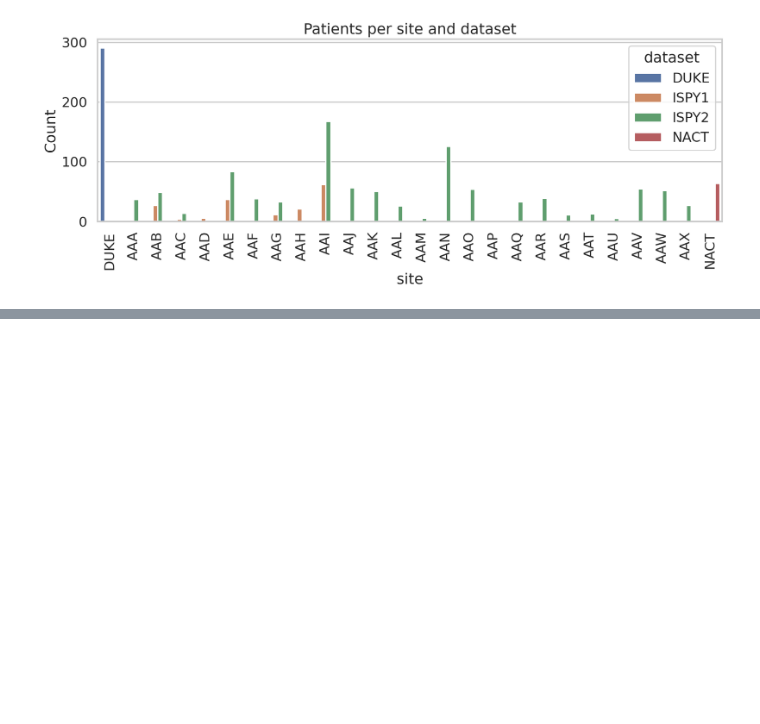
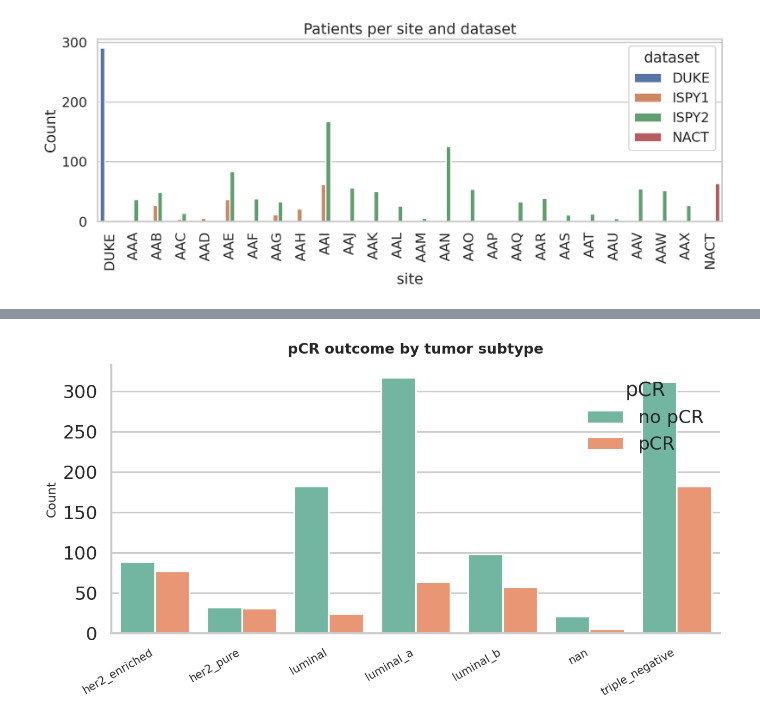
Before and after one commit to dsi-clinic/vanguard, a Jupyter notebook: Clinical and Imaging Exploration/exploration.ipynb, the cells around one changed output, grey strips where cells are left out. Drawn from its saved outputs; the diff is of its cells as text; code cells hidden in the pictures; blank space fills up the shorter version.

```diff
--- a/Clinical and Imaging Exploration/exploration.ipynb
+++ b/Clinical and Imaging Exploration/exploration.ipynb
@@ -317,0 +363,25 @@ plt.close(fig)
+# %%
+# Stacked Bar
+fig, ax = plt.subplots(figsize=(9, 5))
+sns.countplot(
+    data=pcr_df,
+    x="subtype",
+    hue="pcr_cat",
+    ax=ax,
+    palette="Set2",
+    order=sorted(pcr_df["subtype"].dropna().unique())
+)
+
+ax.set_title("pCR outcome by tumor subtype", fontsize=13, weight="bold", pad=10)
+ax.set_ylabel("Count", fontsize=11)
+ax.set_xlabel("")
+ax.set_xticklabels(ax.get_xticklabels(), rotation=30, ha="right", fontsize=10)
+ax.legend(title="pCR", loc="upper right", frameon=False)
+sns.despine(ax=ax)
+
+fig.tight_layout()
+fig.savefig(f"{OUT_DIR}/figs/pcr_by_subtype_stacked.png", bbox_inches="tight", dpi=200)
+plt.show()
+plt.close(fig)
+# %% [output]
+[figure, added]
```
Also changed, not shown: parts of 3 cells of this notebook, 2 other files.
